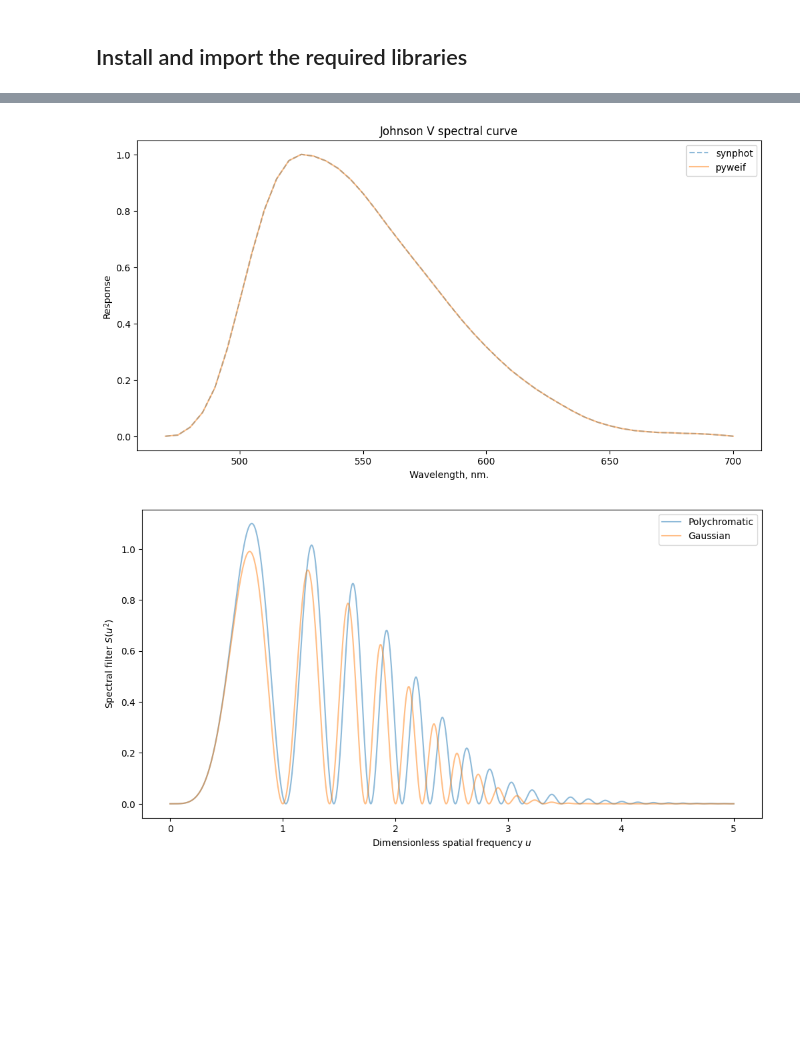
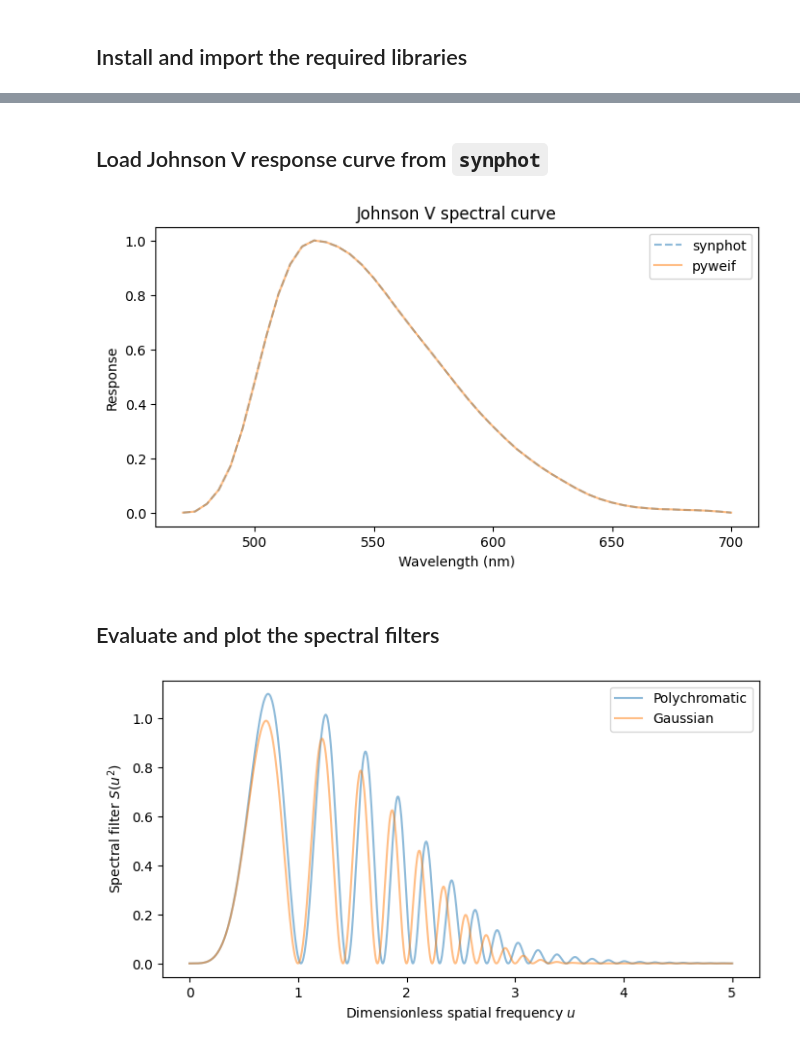
Before and after one commit to matwey/pyweif, a Jupyter notebook: docs/notebooks/spectral_filter.ipynb, the cells around one changed output, grey strips where cells are left out. Saved outputs shown, nothing was run; the diff lists cells and outputs as text; code cells hidden in the pictures; blank space fills up the shorter version.

```diff
--- a/docs/notebooks/spectral_filter.ipynb
+++ b/docs/notebooks/spectral_filter.ipynb
@@ -28,6 +28,8 @@ from synphot import SpectralElement
 from astropy import units as u
 import pyweif
 import pyweif.sf as sf
+# %% [markdown]
+## Load Johnson V response curve from `synphot`
 # %%
 bp_v = SpectralElement.from_filter('johnson_v')
 
@@ -38,19 +40,21 @@ delta = (grid[1] - grid[0]).value
 
 spectral_response = pyweif.SpectralResponse(data, origin=origin, delta=delta)
 # %%
-plt.figure(figsize=(12, 6))
+plt.figure(figsize=(8, 4))
 plt.plot(grid, data,
          '--', alpha=0.5, label="synphot")
 plt.plot(spectral_response.grid(), spectral_response.data(),
          alpha=0.5, label="pyweif")
 plt.title("Johnson V spectral curve")
 plt.ylabel("Response")
-plt.xlabel("Wavelength, nm.")
+plt.xlabel("Wavelength (nm)")
 plt.legend()
 
 pass
 # %% [output]
-[figure, old version]
+[figure, new version]
+# %% [markdown]
+## Evaluate and plot the spectral filters
 # %%
 spectral_response.normalize()
 
@@ -62,15 +66,15 @@ sf_gauss = sf.Gauss(fwhm = (bp_v.fwhm() / bp_v.avgwave()).value)
 # %%
 U = np.linspace(0, 5, 1000)
 # %%
-plt.figure(figsize=(12, 6))
+plt.figure(figsize=(8, 4))
 plt.plot(U, sf_poly(U**2),
          alpha=0.5, label="Polychromatic")
 plt.plot(U, sf_gauss(U**2),
          alpha=0.5, label="Gaussian")
 plt.xlabel("Dimensionless spatial frequency $u$")
 plt.ylabel("Spectral filter $S(u^2)$")
 plt.legend()
 
 pass
 # %% [output]
-[figure, old version]
+[figure, new version]
```
Also changed, not shown: parts of 1 cell of this notebook, 4 other files.
